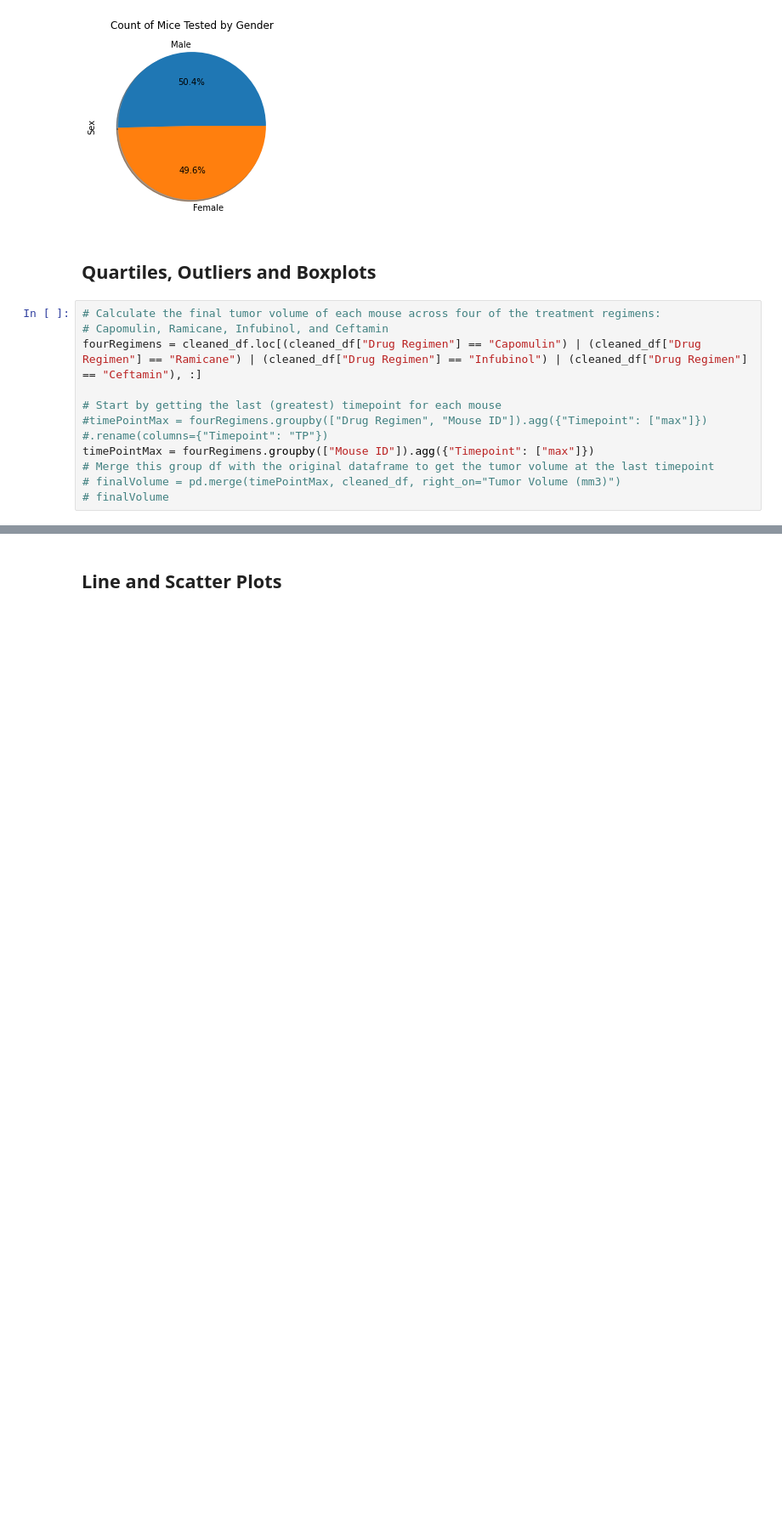
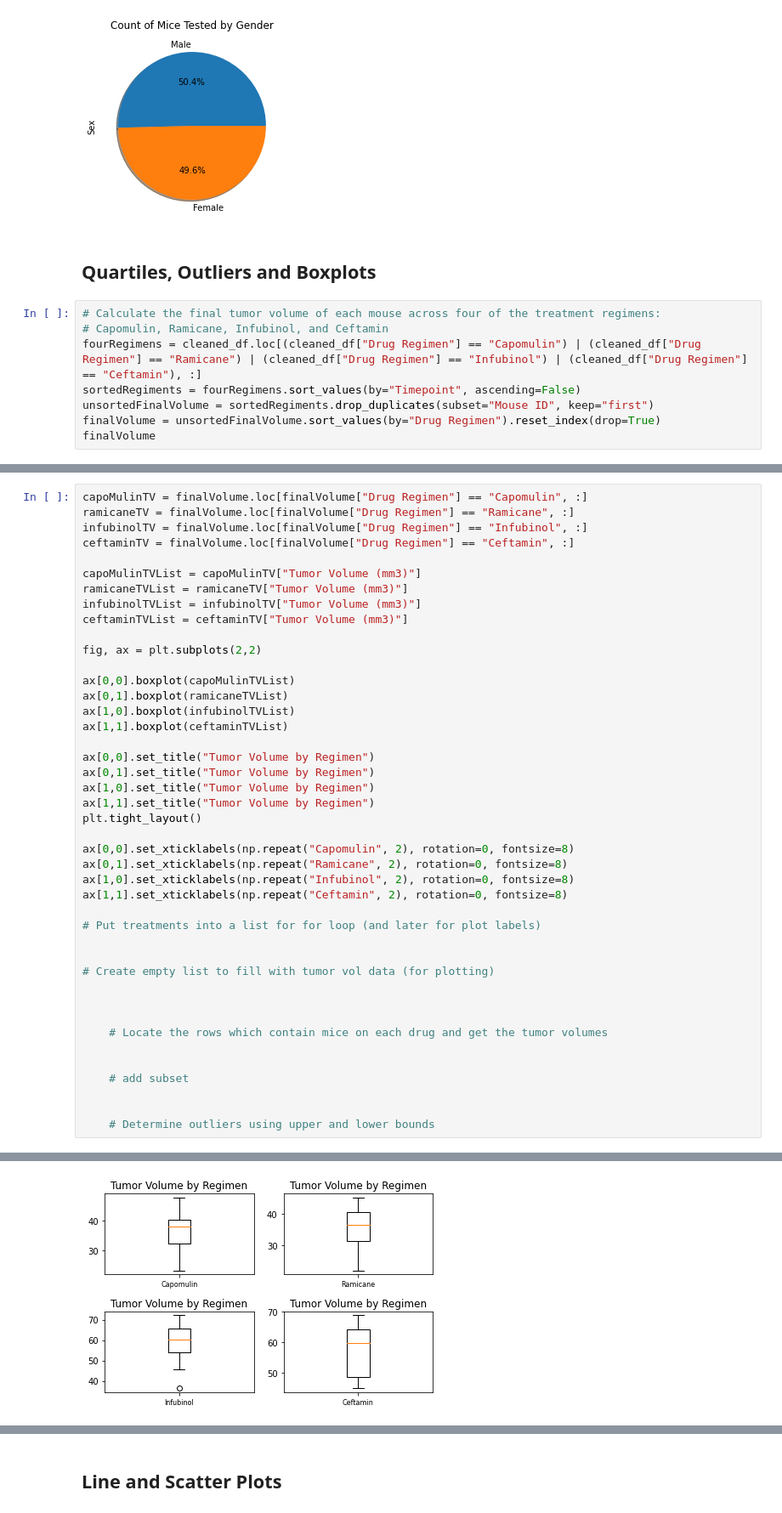
Before and after one commit to Leonardo-Urrutia/matplotlib-challenge, a Jupyter notebook: pymaceuticals.ipynb, the cells around one changed output, grey strips where cells are left out. Shown at 85% size. Drawn from its saved outputs; the diff is of its cells as text; blank space fills up the shorter version.

```diff
--- a/pymaceuticals.ipynb
+++ b/pymaceuticals.ipynb
@@ -201,11 +176,8 @@ Text(0, 0.5, 'Sex')
 # Calculate the final tumor volume of each mouse across four of the treatment regimens:
 # Capomulin, Ramicane, Infubinol, and Ceftamin
 fourRegimens = cleaned_df.loc[(cleaned_df["Drug Regimen"] == "Capomulin") | (cleaned_df["Drug Regimen"] == "Ramicane") | (cleaned_df["Drug Regimen"] == "Infubinol") | (cleaned_df["Drug Regimen"] == "Ceftamin"), :]
-
-# Start by getting the last (greatest) timepoint for each mouse
-#timePointMax = fourRegimens.groupby(["Drug Regimen", "Mouse ID"]).agg({"Timepoint": ["max"]}) #.rename(columns={"Timepoint": "TP"})
-timePointMax = fourRegimens.groupby(["Mouse ID"]).agg({"Timepoint": ["max"]})
-# Merge this group df with the original dataframe to get the tumor volume at the last timepoint
-# finalVolume = pd.merge(timePointMax, cleaned_df, right_on="Tumor Volume (mm3)")
-# finalVolume
+sortedRegiments = fourRegimens.sort_values(by="Timepoint", ascending=False)
+unsortedFinalVolume = sortedRegiments.drop_duplicates(subset="Mouse ID", keep="first")
+finalVolume = unsortedFinalVolume.sort_values(by="Drug Regimen").reset_index(drop=True)
+finalVolume
 # %% [output]
@@ -231,0 +197,44 @@ TypeError: object of type 'NoneType' has no len()
+# %%
+capoMulinTV = finalVolume.loc[finalVolume["Drug Regimen"] == "Capomulin", :]
+ramicaneTV = finalVolume.loc[finalVolume["Drug Regimen"] == "Ramicane", :]
+infubinolTV = finalVolume.loc[finalVolume["Drug Regimen"] == "Infubinol", :]
+ceftaminTV = finalVolume.loc[finalVolume["Drug Regimen"] == "Ceftamin", :]
+
+capoMulinTVList = capoMulinTV["Tumor Volume (mm3)"]
+ramicaneTVList = ramicaneTV["Tumor Volume (mm3)"]
+infubinolTVList = infubinolTV["Tumor Volume (mm3)"]
+ceftaminTVList = ceftaminTV["Tumor Volume (mm3)"]
+
+fig, ax = plt.subplots(2,2)
+
+ax[0,0].boxplot(capoMulinTVList)
+ax[0,1].boxplot(ramicaneTVList)
+ax[1,0].boxplot(infubinolTVList)
+ax[1,1].boxplot(ceftaminTVList)
+
+ax[0,0].set_title("Tumor Volume by Regimen")
+ax[0,1].set_title("Tumor Volume by Regimen")
+ax[1,0].set_title("Tumor Volume by Regimen")
+ax[1,1].set_title("Tumor Volume by Regimen")
+plt.tight_layout()
+
+ax[0,0].set_xticklabels(np.repeat("Capomulin", 2), rotation=0, fontsize=8)
+ax[0,1].set_xticklabels(np.repeat("Ramicane", 2), rotation=0, fontsize=8)
+ax[1,0].set_xticklabels(np.repeat("Infubinol", 2), rotation=0, fontsize=8)
+ax[1,1].set_xticklabels(np.repeat("Ceftamin", 2), rotation=0, fontsize=8)
+
+# Put treatments into a list for for loop (and later for plot labels)
+
+
+# Create empty list to fill with tumor vol data (for plotting)
+
+
+
+    # Locate the rows which contain mice on each drug and get the tumor volumes
+
+
+    # add subset
+
+
+    # Determine outliers using upper and lower bounds
+# %% [output]
@@ -231,0 +242 @@ TypeError: object of type 'NoneType' has no len()
+[figure, added]
```
Also changed, not shown: parts of 17 cells of this notebook.
